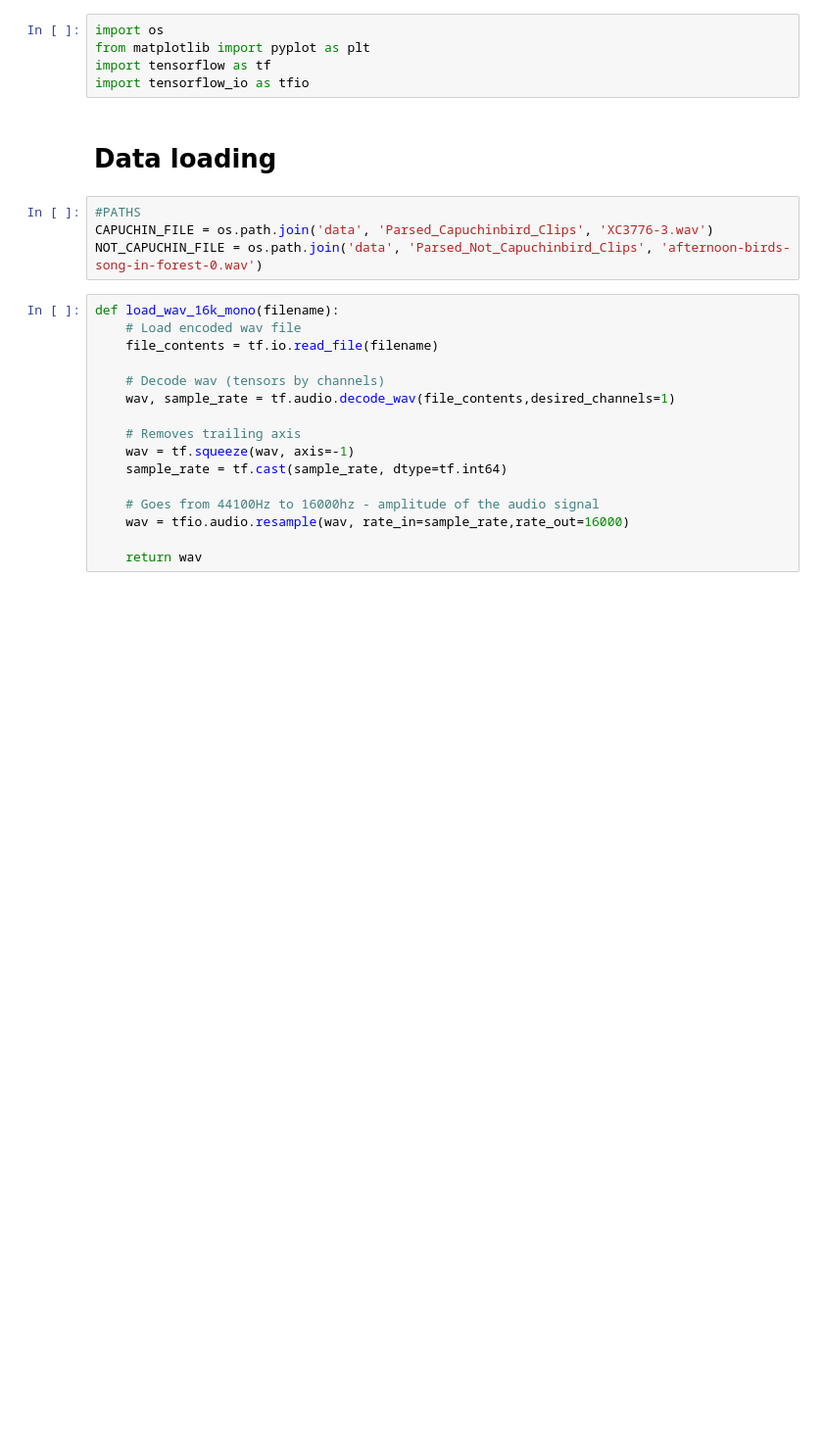
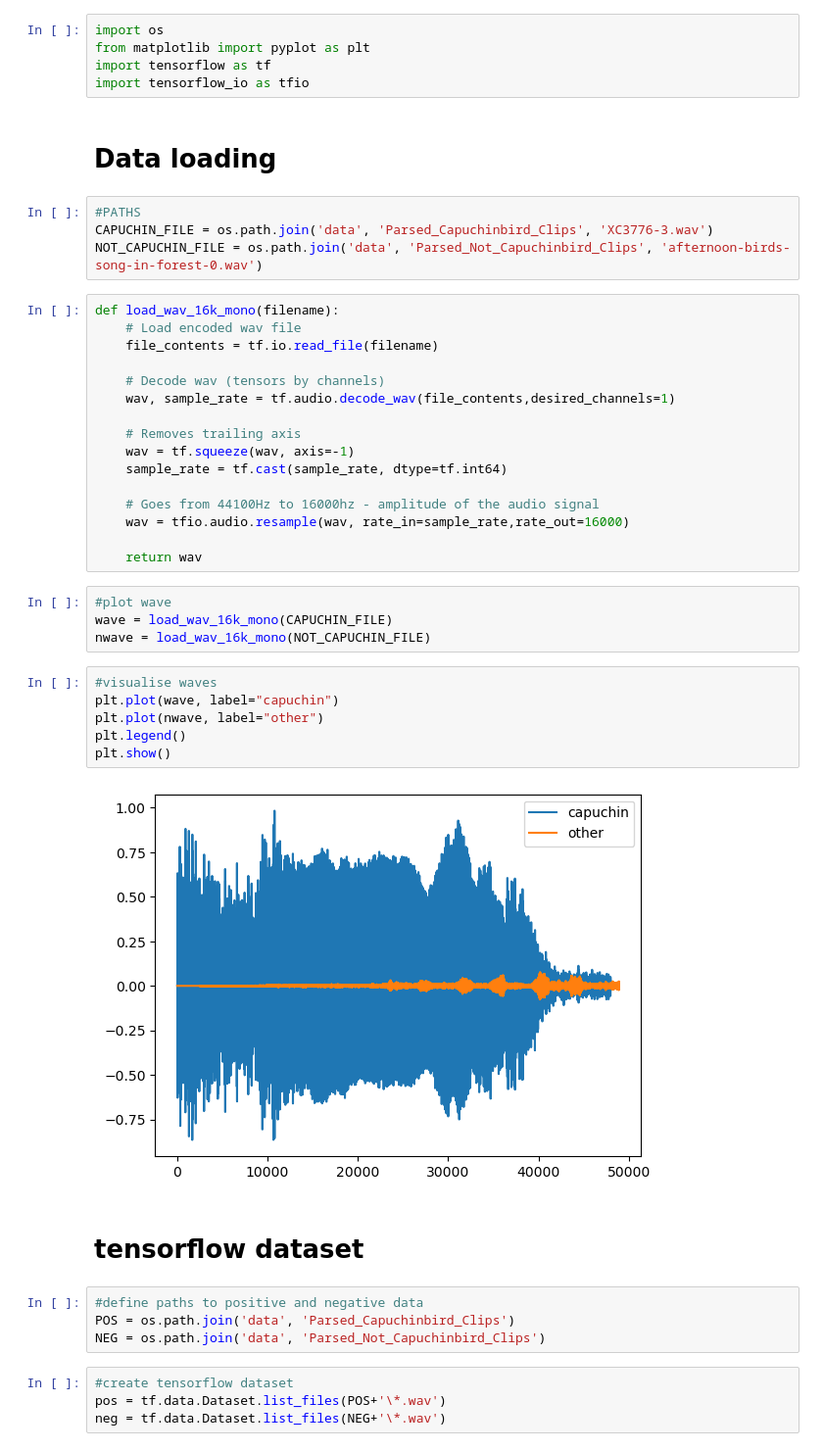
Before and after one commit to Venon282/Deep-Audio-Classifier, a Jupyter notebook: AudioClassification.ipynb, the cells around one changed output. Shown at 98% size. Drawn from its saved outputs; the diff is of its cells as text; blank space fills up the shorter version.

```diff
--- a/AudioClassification.ipynb
+++ b/AudioClassification.ipynb
@@ -25,3 +25,25 @@ def load_wav_16k_mono(filename):
     wav = tfio.audio.resample(wav, rate_in=sample_rate,rate_out=16000)
 
     return wav
+# %%
+#plot wave
+wave = load_wav_16k_mono(CAPUCHIN_FILE)
+nwave = load_wav_16k_mono(NOT_CAPUCHIN_FILE)
+# %%
+#visualise waves
+plt.plot(wave, label="capuchin")
+plt.plot(nwave, label="other")
+plt.legend()
+plt.show()
+# %% [output]
+[figure, added]
+# %% [markdown]
+# tensorflow dataset
+# %%
+#define paths to positive and negative data
+POS = os.path.join('data', 'Parsed_Capuchinbird_Clips')
+NEG = os.path.join('data', 'Parsed_Not_Capuchinbird_Clips')
+# %%
+#create tensorflow dataset
+pos = tf.data.Dataset.list_files(POS+'\*.wav')
+neg = tf.data.Dataset.list_files(NEG+'\*.wav')
```
Also changed, not shown: parts of 8 cells of this notebook.
